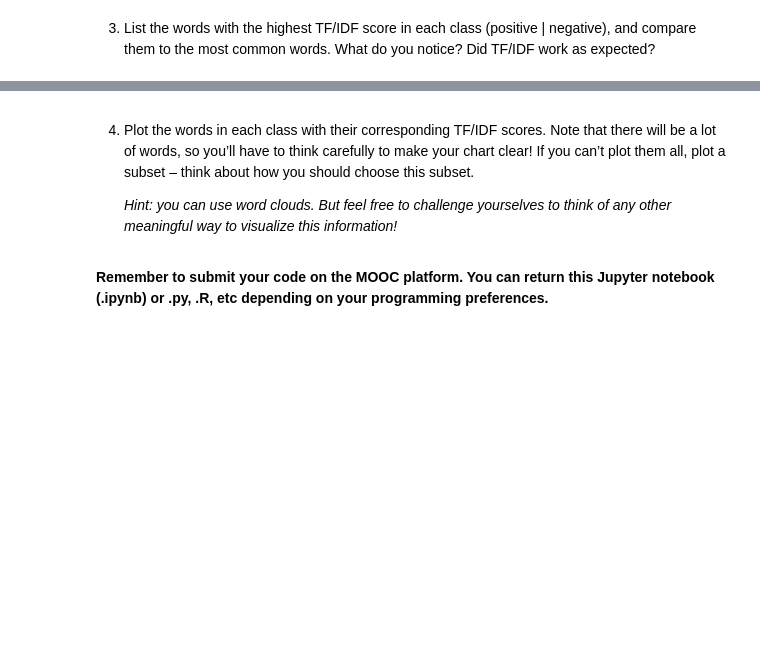
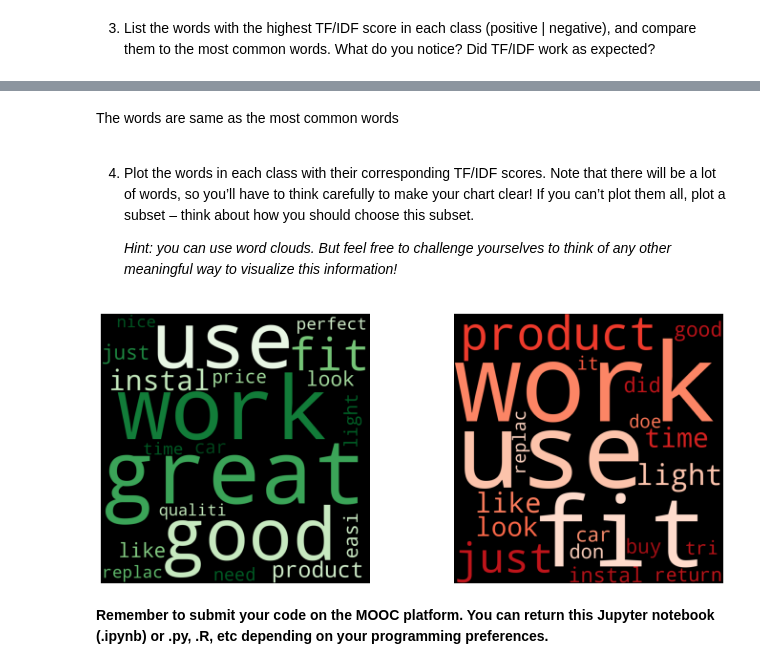
Before and after one commit to simkatti/HY_DS, a Jupyter notebook: ex2.ipynb, the cells around one changed output, grey strips where cells are left out. Cells and saved outputs as stored; diff of their text form; code cells hidden in the pictures; blank space fills up the shorter version.

```diff
--- a/ex2.ipynb
+++ b/ex2.ipynb
@@ -258,0 +321,16 @@ This exercise is related to the second exercise from last week. Find the saved <
+# %%
+from sklearn.feature_extraction.text import TfidfVectorizer
+
+with open("pos.text","r") as f:
+    pos_corpus = f.read()
+
+with open("neg.text","r") as f:
+    neg_corpus = f.read()
+
+corpus = [pos_corpus, neg_corpus]
+
+vectorizer = TfidfVectorizer()
+X = vectorizer.fit_transform(corpus)
+feature_names = vectorizer.get_feature_names_out()
+
+print(X.shape)
@@ -262,0 +341,4 @@ This exercise is related to the second exercise from last week. Find the saved <
+# %%
+tfidf = pd.DataFrame(X.toarray(), columns=feature_names, index=['positive', 'negative'])
+print(tfidf.loc['positive'].sort_values(ascending=False).head(10))
+print(tfidf.loc['negative'].sort_values(ascending=False).head(10))
@@ -263,3 +363,5 @@ This exercise is related to the second exercise from last week. Find the saved <
+# %% [markdown]
+The words are same as the most common words
 # %% [markdown]
 4. Plot the words in each class with their corresponding TF/IDF scores. Note that there will be a lot of words, so you’ll have to think carefully to make your chart clear! If you can’t plot them all, plot a subset – think about how you should choose this subset.
 
@@ -269,3 +369,26 @@ This exercise is related to the second exercise from last week. Find the saved <
+# %%
+from wordcloud import WordCloud
+import matplotlib.pyplot as plt
+
+top_neg =tfidf.loc['negative'].sort_values(ascending=False).head(20)
+top_pos= tfidf.loc['positive'].sort_values(ascending=False).head(20)
+
+pos = WordCloud(width=800, height=800, colormap='Greens').generate_from_frequencies(top_pos.to_dict())
+
+neg = WordCloud(width=800, height=800, colormap='Reds').generate_from_frequencies(top_neg.to_dict())
+
+fig, axes = plt.subplots(1, 2, figsize=(16, 6))
+
+axes[0].imshow(pos, interpolation='bilinear')
+axes[0].axis('off')
+
+axes[1].imshow(neg, interpolation='bilinear')
+axes[1].axis('off')
+
+plt.tight_layout()
+plt.show()
+# %% [output]
+[figure, added]
 # %% [markdown]
 **Remember to submit your code on the MOOC platform. You can return this Jupyter notebook (.ipynb) or .py, .R, etc depending on your programming preferences.**
 # %% [markdown]
```
Also changed, not shown: parts of 17 cells of this notebook.
